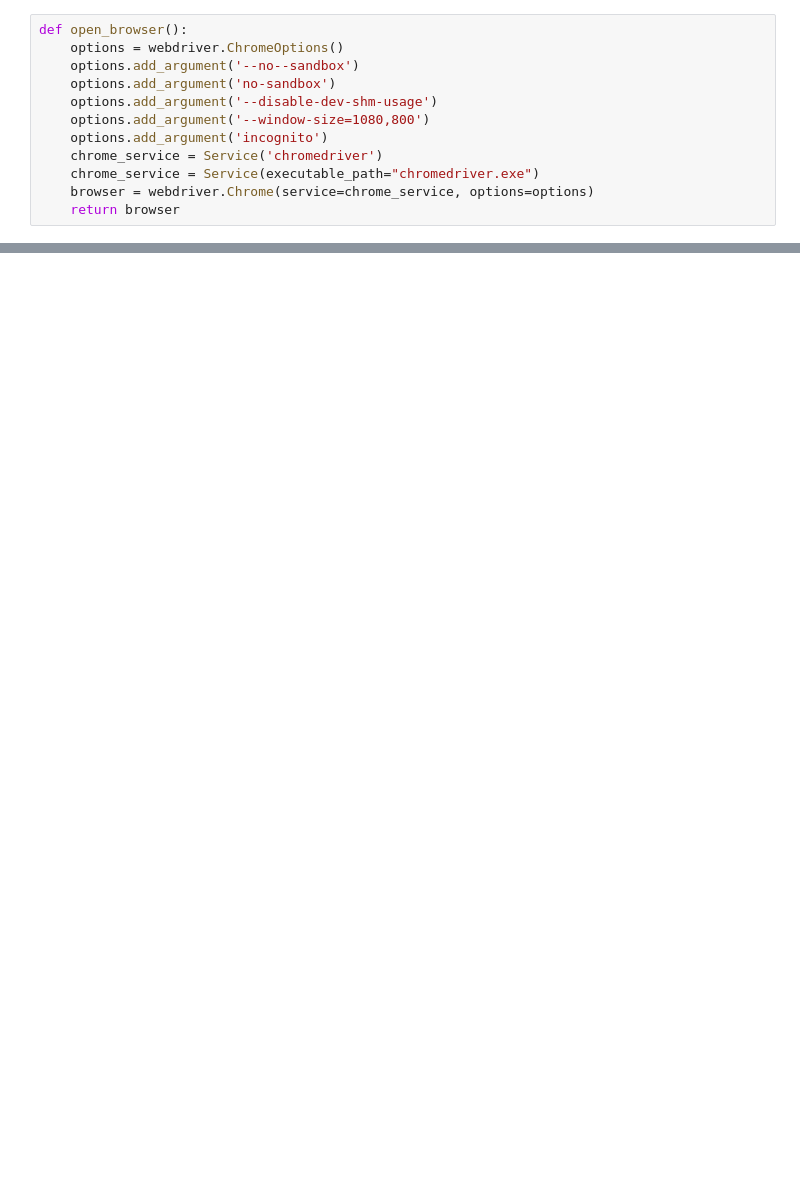
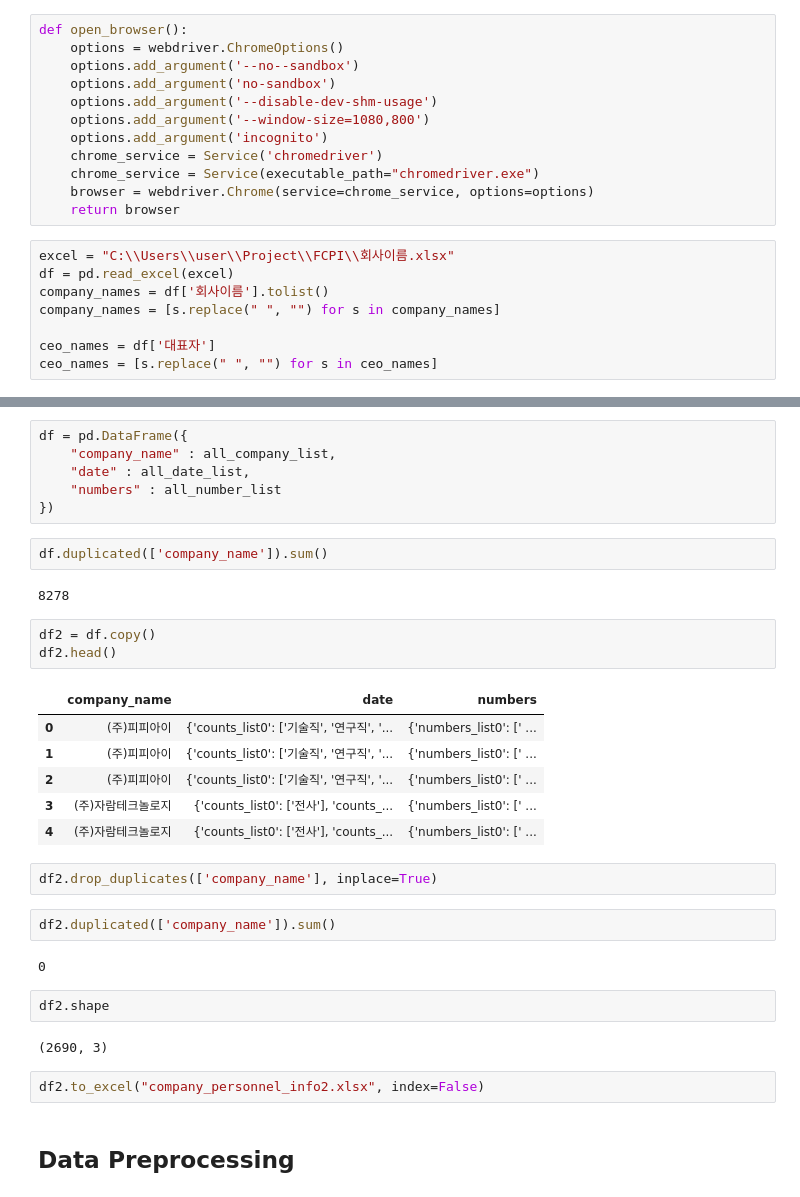
Before and after one commit to yms06034/Find-Company-personnel-information, a Jupyter notebook: Find Company personnel information.ipynb, the cells around one changed output, grey strips where cells are left out. Saved outputs shown, nothing was run; the diff lists cells and outputs as text; blank space fills up the shorter version.

```diff
--- a/Find Company personnel information.ipynb
+++ b/Find Company personnel information.ipynb
@@ -78,6 +79,14 @@ def open_browser():
     chrome_service = Service(executable_path="chromedriver.exe")
     browser = webdriver.Chrome(service=chrome_service, options=options)
     return browser
+# %%
+excel = "C:\\Users\\user\\Project\\FCPI\\회사이름.xlsx"
+df = pd.read_excel(excel)
+company_names = df['회사이름'].tolist()
+company_names = [s.replace(" ", "") for s in company_names]
+
+ceo_names = df['대표자']
+ceo_names = [s.replace(" ", "") for s in ceo_names]
 # %%
 browser = open_browser()
 
@@ -128,0 +235,34 @@ except Exception as ex:
+# %%
+df = pd.DataFrame({
+    "company_name" : all_company_list,
+    "date" : all_date_list,
+    "numbers" : all_number_list
+})
+# %%
+df.duplicated(['company_name']).sum()
+# %% [output]
+8278
+# %%
+df2 = df.copy()
+df2.head()
+# %% [output]
+|  | company_name | date | numbers |
+| 0 | (주)피피아이 | {'counts_list0': ['기술직', '연구직', '... | {'numbers_list0': [' ... |
+| 1 | (주)피피아이 | {'counts_list0': ['기술직', '연구직', '... | {'numbers_list0': [' ... |
+| 2 | (주)피피아이 | {'counts_list0': ['기술직', '연구직', '... | {'numbers_list0': [' ... |
+| 3 | (주)자람테크놀로지 | {'counts_list0': ['전사'], 'counts_... | {'numbers_list0': [' ... |
+| 4 | (주)자람테크놀로지 | {'counts_list0': ['전사'], 'counts_... | {'numbers_list0': [' ... |
+# %%
+df2.drop_duplicates(['company_name'], inplace=True)
+# %%
+df2.duplicated(['company_name']).sum()
+# %% [output]
+0
+# %%
+df2.shape
+# %% [output]
+(2690, 3)
+# %%
+df2.to_excel("company_personnel_info2.xlsx", index=False)
+# %% [markdown]
+## Data Preprocessing
```
Also changed, not shown: parts of 9 cells of this notebook, 4 other files.
